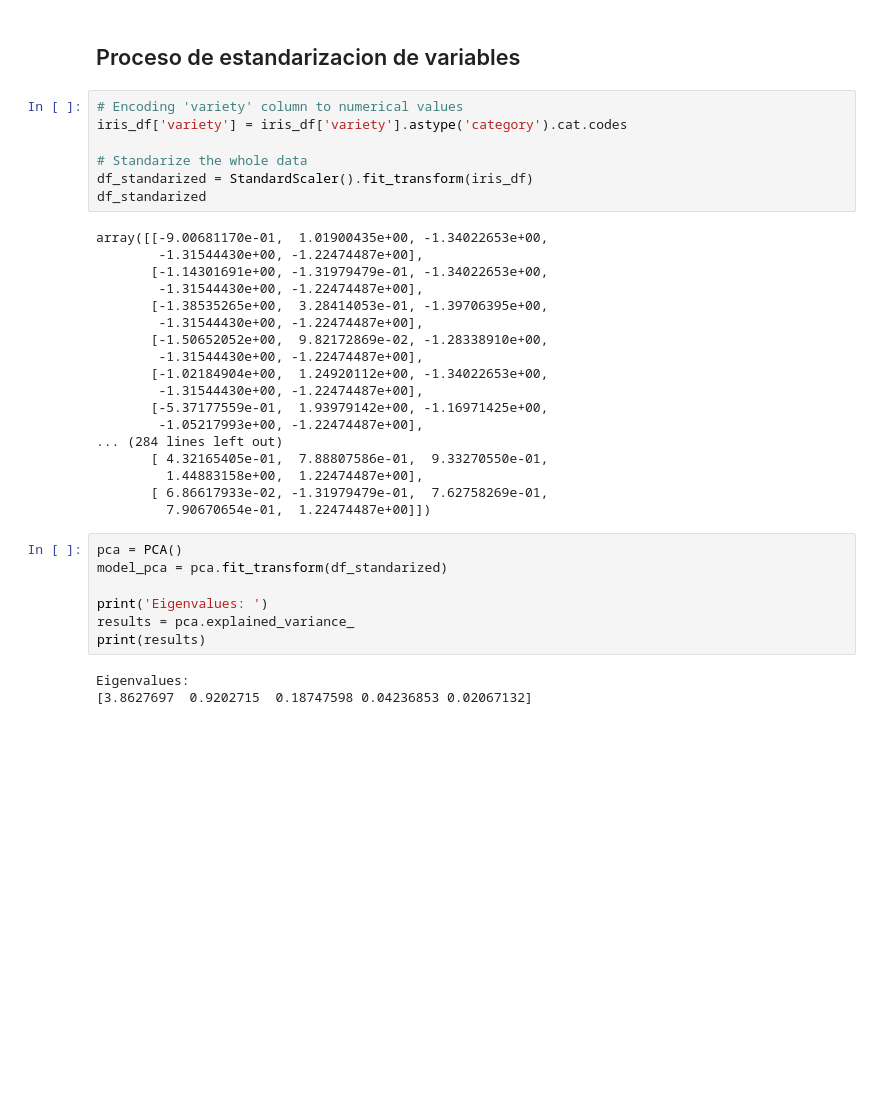
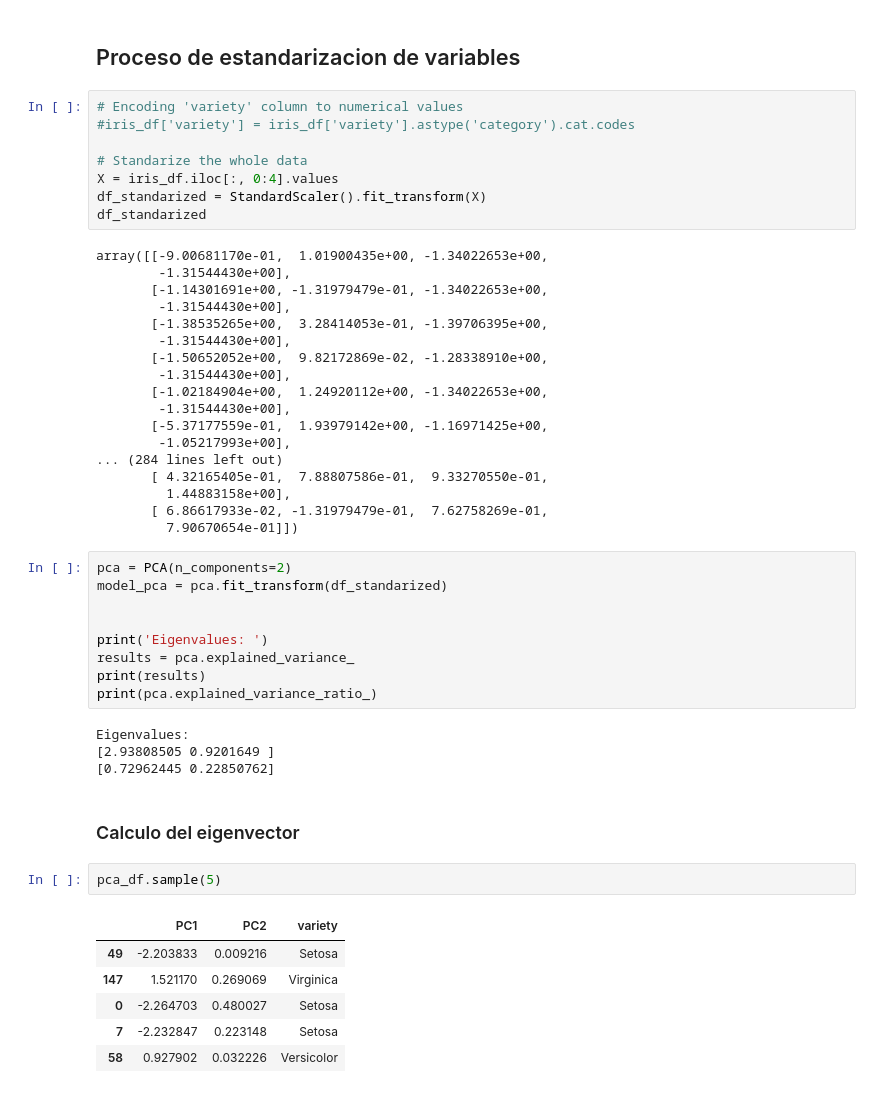
Before and after one commit to hhugoalonzo/PythonForDataScience, a Jupyter notebook: TareaM28-CD-HectorHugoAlonzoCortez.ipynb, the cells around one changed output. Cells and saved outputs as stored; diff of their text form; blank space fills up the shorter version.

```diff
--- a/TareaM28-CD-HectorHugoAlonzoCortez.ipynb
+++ b/TareaM28-CD-HectorHugoAlonzoCortez.ipynb
@@ -22,36 +22,51 @@ iris_df = pd.read_csv('iris.csv') # Load the data
 ## Proceso de estandarizacion de variables
 # %%
 # Encoding 'variety' column to numerical values
-iris_df['variety'] = iris_df['variety'].astype('category').cat.codes
+#iris_df['variety'] = iris_df['variety'].astype('category').cat.codes
 
 # Standarize the whole data
-df_standarized = StandardScaler().fit_transform(iris_df)
+X = iris_df.iloc[:, 0:4].values
+df_standarized = StandardScaler().fit_transform(X)
 df_standarized
 # %% [output]
 array([[-9.00681170e-01,  1.01900435e+00, -1.34022653e+00,
-        -1.31544430e+00, -1.22474487e+00],
+        -1.31544430e+00],
        [-1.14301691e+00, -1.31979479e-01, -1.34022653e+00,
-        -1.31544430e+00, -1.22474487e+00],
+        -1.31544430e+00],
        [-1.38535265e+00,  3.28414053e-01, -1.39706395e+00,
-        -1.31544430e+00, -1.22474487e+00],
+        -1.31544430e+00],
        [-1.50652052e+00,  9.82172869e-02, -1.28338910e+00,
-        -1.31544430e+00, -1.22474487e+00],
+        -1.31544430e+00],
        [-1.02184904e+00,  1.24920112e+00, -1.34022653e+00,
-        -1.31544430e+00, -1.22474487e+00],
+        -1.31544430e+00],
        [-5.37177559e-01,  1.93979142e+00, -1.16971425e+00,
-        -1.05217993e+00, -1.22474487e+00],
+        -1.05217993e+00],
 ... (284 lines left out)
        [ 4.32165405e-01,  7.88807586e-01,  9.33270550e-01,
-         1.44883158e+00,  1.22474487e+00],
+         1.44883158e+00],
        [ 6.86617933e-02, -1.31979479e-01,  7.62758269e-01,
-         7.90670654e-01,  1.22474487e+00]])
+         7.90670654e-01]])
 # %%
-pca = PCA()
+pca = PCA(n_components=2)
 model_pca = pca.fit_transform(df_standarized)
+
 
 print('Eigenvalues: ')
 results = pca.explained_variance_
 print(results)
+print(pca.explained_variance_ratio_)
 # %% [output]
 Eigenvalues:
-[3.8627697  0.9202715  0.18747598 0.04236853 0.02067132]
+[2.93808505 0.9201649 ]
+[0.72962445 0.22850762]
+# %% [markdown]
+### Calculo del eigenvector
+# %%
+pca_df.sample(5)
+# %% [output]
+|  | PC1 | PC2 | variety |
+| 49 | -2.203833 | 0.009216 | Setosa |
+| 147 | 1.521170 | 0.269069 | Virginica |
+| 0 | -2.264703 | 0.480027 | Setosa |
+| 7 | -2.232847 | 0.223148 | Setosa |
+| 58 | 0.927902 | 0.032226 | Versicolor |
```
Also changed, not shown: parts of 1 cell of this notebook, 1 other file.
